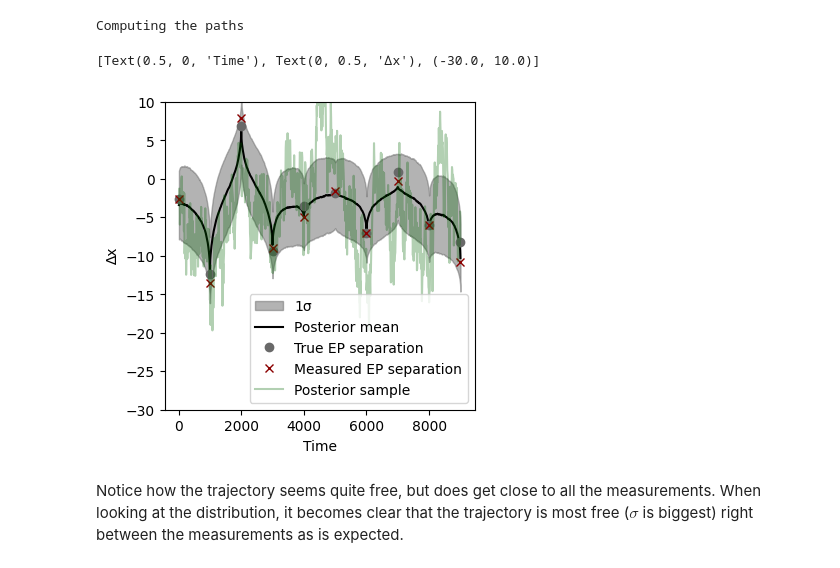
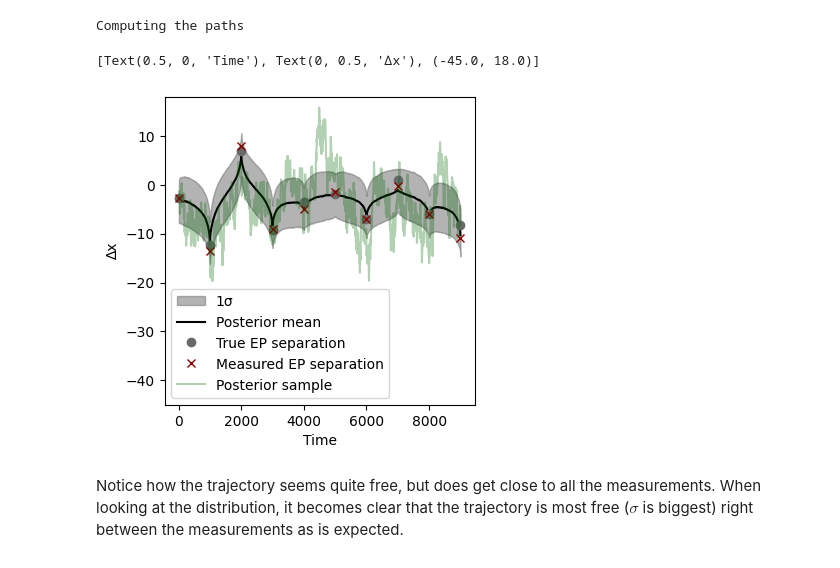
Before and after one commit to henrik-dahl-pinholt/EPlink, a Jupyter notebook: docs/Notebooks/Background_Posterior_Samples.ipynb, the cells around one changed output. Cells and saved outputs as stored; diff of their text form; code cells hidden in the pictures.

```diff
--- a/docs/Notebooks/Background_Posterior_Samples.ipynb
+++ b/docs/Notebooks/Background_Posterior_Samples.ipynb
@@ -127,19 +128,18 @@ samp_times,samples = PS.sample(nsamples,k/10,verbose=True)
 # %% [output]
 Computing the paths
 # %%
-
 ms,stds = np.mean(samples[0],axis=0),np.std(samples[0],axis=0)
 sampling_interval = 100
 fig,ax = plt.subplots(1,1,figsize=(4,4))
 ax.fill_between(samp_times[::sampling_interval],ms[::sampling_interval]-stds[::sampling_interval],ms[::sampling_interval]+stds[::sampling_interval],color="dimgrey",label="1σ",alpha=0.5)
 ax.plot(samp_times[::sampling_interval],ms[::sampling_interval],label="Posterior mean",color="black")
 ax.plot(times,ep_traj[0],"o",label="True EP separation",color="dimgrey")
 ax.plot(times,ep_traj_w_err[0],"x",label="Measured EP separation",color="darkred")
 ax.plot(samp_times[::sampling_interval],samples[0,0][::sampling_interval],color="darkgreen",alpha=0.3,label="Posterior sample")
 ax.legend()
-ax.set(xlabel="Time",ylabel="∆x",ylim=(-30,10))
+ax.set(xlabel="Time",ylabel="∆x",ylim=(-45,18))
 # %% [output]
-[Text(0.5, 0, 'Time'), Text(0, 0.5, '∆x'), (-30.0, 10.0)]
+[Text(0.5, 0, 'Time'), Text(0, 0.5, '∆x'), (-45.0, 18.0)]
-[figure, old version]
+[figure, new version]
 # %% [markdown]
 Notice how the trajectory seems quite free, but does get close to all the measurements. When looking at the distribution, it becomes clear that the trajectory is most free ($\sigma$ is biggest) right between the measurements as is expected.
```
Also changed, not shown: parts of 1 cell of this notebook, 12 other files.
